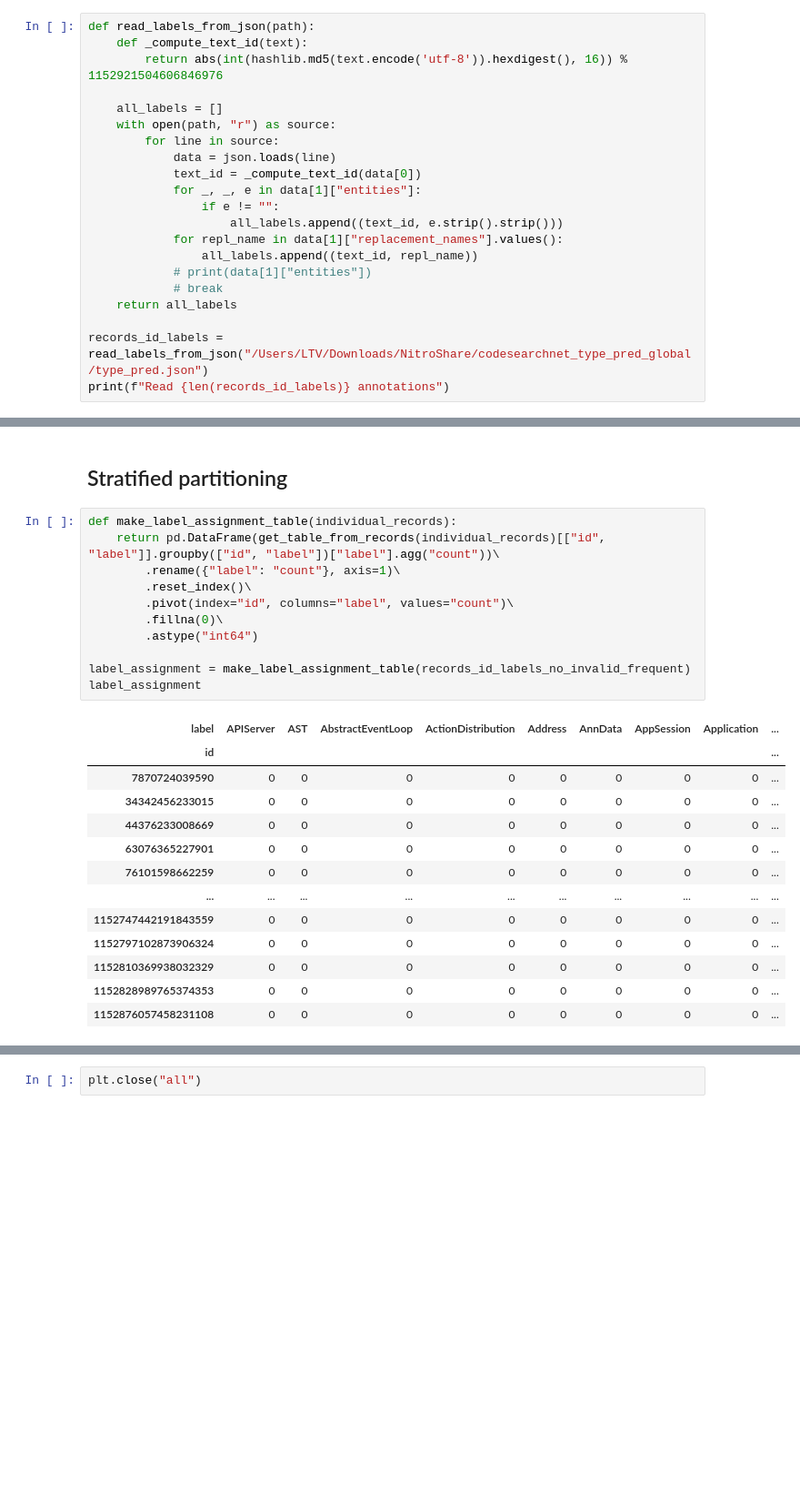
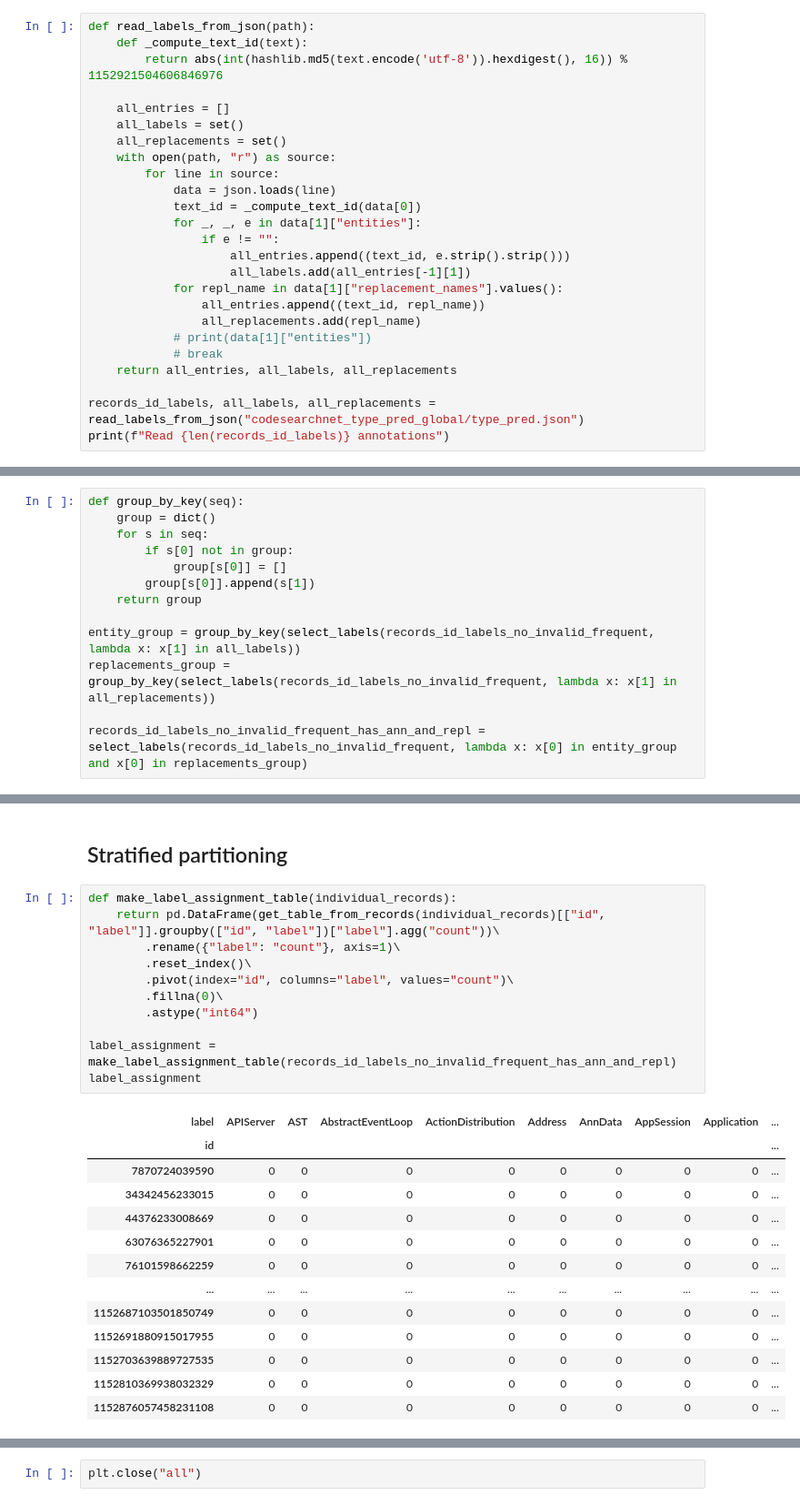
Before and after one commit to VitalyRomanov/method-embedding, a Jupyter notebook: examples/ExploreTypePredictionWithGlobalReferences.ipynb, the cells around one changed output, grey strips where cells are left out. Shown at 91% size. Saved outputs shown, nothing was run; the diff lists cells and outputs as text; blank space fills up the shorter version.

```diff
--- a/examples/ExploreTypePredictionWithGlobalReferences.ipynb
+++ b/examples/ExploreTypePredictionWithGlobalReferences.ipynb
@@ -27,21 +21,25 @@ def read_labels_from_json(path):
     def _compute_text_id(text):
         return abs(int(hashlib.md5(text.encode('utf-8')).hexdigest(), 16)) % 1152921504606846976
 
-    all_labels = []
+    all_entries = []
+    all_labels = set()
+    all_replacements = set()
     with open(path, "r") as source:
         for line in source:
             data = json.loads(line)
             text_id = _compute_text_id(data[0])
             for _, _, e in data[1]["entities"]:
                 if e != "":
-                    all_labels.append((text_id, e.strip().strip()))
+                    all_entries.append((text_id, e.strip().strip()))
+                    all_labels.add(all_entries[-1][1])
             for repl_name in data[1]["replacement_names"].values():
-                all_labels.append((text_id, repl_name))
+                all_entries.append((text_id, repl_name))
+                all_replacements.add(repl_name)
             # print(data[1]["entities"])
             # break
-    return all_labels
+    return all_entries, all_labels, all_replacements
 
-records_id_labels = read_labels_from_json("/Users/LTV/Downloads/NitroShare/codesearchnet_type_pred_global/type_pred.json")
+records_id_labels, all_labels, all_replacements = read_labels_from_json("codesearchnet_type_pred_global/type_pred.json")
 print(f"Read {len(records_id_labels)} annotations")
 # %% [output]
 Read 652766 annotations
@@ -399,4 +343,17 @@ def keep_frequent(records, frequent, key=None):
     return [r for r in records if get_with_key(r) in frequent]
 
 records_id_labels_no_invalid_frequent = keep_frequent(records_id_labels_no_invalid, labels_frequent, key=lambda x: x[1])
+# %%
+def group_by_key(seq):
+    group = dict()
+    for s in seq:
+        if s[0] not in group:
+            group[s[0]] = []
+        group[s[0]].append(s[1])
+    return group
+
+entity_group = group_by_key(select_labels(records_id_labels_no_invalid_frequent, lambda x: x[1] in all_labels))
+replacements_group = group_by_key(select_labels(records_id_labels_no_invalid_frequent, lambda x: x[1] in all_replacements))
+
+records_id_labels_no_invalid_frequent_has_ann_and_repl = select_labels(records_id_labels_no_invalid_frequent, lambda x: x[0] in entity_group and x[0] in replacements_group)
 # %%
@@ -564,25 +512,25 @@ Empirical P-value: 0.0
 # %%
 def make_label_assignment_table(individual_records):
     return pd.DataFrame(get_table_from_records(individual_records)[["id", "label"]].groupby(["id", "label"])["label"].agg("count"))\
         .rename({"label": "count"}, axis=1)\
         .reset_index()\
         .pivot(index="id", columns="label", values="count")\
         .fillna(0)\
         .astype("int64")
 
-label_assignment = make_label_assignment_table(records_id_labels_no_invalid_frequent)
+label_assignment = make_label_assignment_table(records_id_labels_no_invalid_frequent_has_ann_and_repl)
 label_assignment
 # %% [output]
 | label | APIServer | AST | AbstractEventLoop | ActionDistribution | Address | AnnData | AppSession | Application | ... |
 | id |  |  |  |  |  |  |  |  | ... |
 | 7870724039590 | 0 | 0 | 0 | 0 | 0 | 0 | 0 | 0 | ... |
 | 34342456233015 | 0 | 0 | 0 | 0 | 0 | 0 | 0 | 0 | ... |
 | 44376233008669 | 0 | 0 | 0 | 0 | 0 | 0 | 0 | 0 | ... |
 | 63076365227901 | 0 | 0 | 0 | 0 | 0 | 0 | 0 | 0 | ... |
 | 76101598662259 | 0 | 0 | 0 | 0 | 0 | 0 | 0 | 0 | ... |
 | ... | ... | ... | ... | ... | ... | ... | ... | ... | ... |
-| 1152747442191843559 | 0 | 0 | 0 | 0 | 0 | 0 | 0 | 0 | ... |
-| 1152797102873906324 | 0 | 0 | 0 | 0 | 0 | 0 | 0 | 0 | ... |
+| 1152687103501850749 | 0 | 0 | 0 | 0 | 0 | 0 | 0 | 0 | ... |
+| 1152691880915017955 | 0 | 0 | 0 | 0 | 0 | 0 | 0 | 0 | ... |
+| 1152703639889727535 | 0 | 0 | 0 | 0 | 0 | 0 | 0 | 0 | ... |
 | 1152810369938032329 | 0 | 0 | 0 | 0 | 0 | 0 | 0 | 0 | ... |
-| 1152828989765374353 | 0 | 0 | 0 | 0 | 0 | 0 | 0 | 0 | ... |
 | 1152876057458231108 | 0 | 0 | 0 | 0 | 0 | 0 | 0 | 0 | ... |
```
Also changed, not shown: parts of 21 cells of this notebook.
